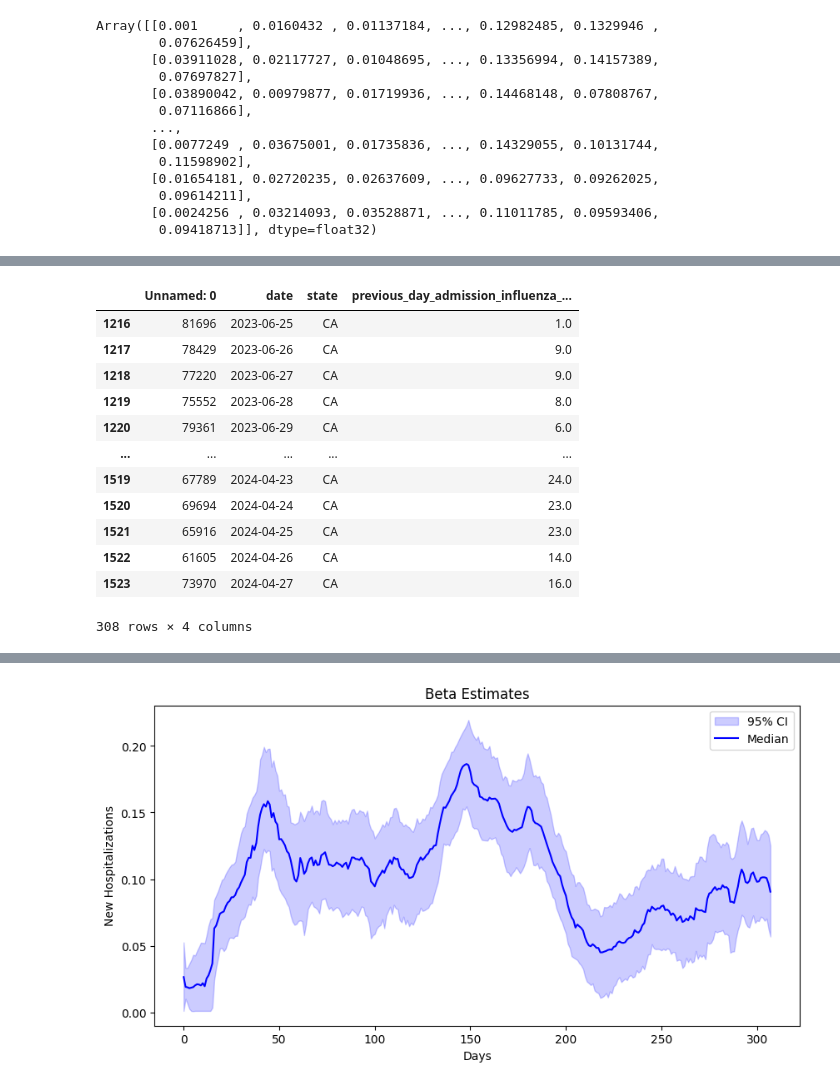
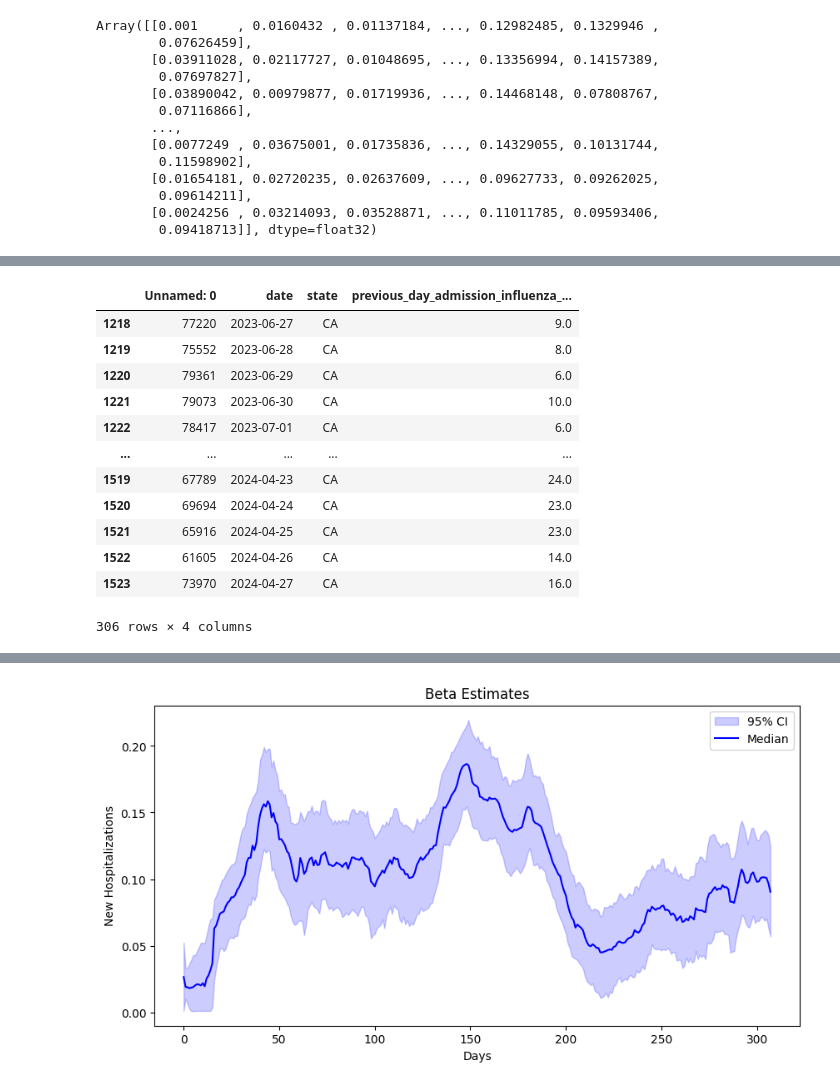
Before and after one commit to atiumcache/pmcmc_forecast, a Jupyter notebook: notebooks/20241019_test_stochastic_fix.ipynb, the cells around one changed output, grey strips where cells are left out. Cells and saved outputs as stored; diff of their text form; code cells hidden in the pictures.

```diff
--- a/notebooks/20241019_test_stochastic_fix.ipynb
+++ b/notebooks/20241019_test_stochastic_fix.ipynb
@@ -53,25 +39,25 @@ daily_estimates_df = new_h_df
 # %%
 # Get true hospitalization data
 
 file_path = os.path.join(paths.DATASETS_DIR, "hosp_data", "hosp_06.csv")
 all_hosp_data = pd.read_csv(file_path)
 subset_df = all_hosp_data[
-    (all_hosp_data["date"] <= "2024-04-27") & (all_hosp_data["date"] >= "2023-06-25")
+    (all_hosp_data["date"] <= "2024-04-27") & (all_hosp_data["date"] >= "2023-06-27")
 ]
 subset_df
 # %% [output]
 |  | Unnamed: 0 | date | state | previous_day_admission_influenza_... |
-| 1216 | 81696 | 2023-06-25 | CA | 1.0 |
-| 1217 | 78429 | 2023-06-26 | CA | 9.0 |
 | 1218 | 77220 | 2023-06-27 | CA | 9.0 |
 | 1219 | 75552 | 2023-06-28 | CA | 8.0 |
 | 1220 | 79361 | 2023-06-29 | CA | 6.0 |
+| 1221 | 79073 | 2023-06-30 | CA | 10.0 |
+| 1222 | 78417 | 2023-07-01 | CA | 6.0 |
 | ... | ... | ... | ... | ... |
 | 1519 | 67789 | 2024-04-23 | CA | 24.0 |
 | 1520 | 69694 | 2024-04-24 | CA | 23.0 |
 | 1521 | 65916 | 2024-04-25 | CA | 23.0 |
 | 1522 | 61605 | 2024-04-26 | CA | 14.0 |
 | 1523 | 73970 | 2024-04-27 | CA | 16.0 |
-308 rows × 4 columns
+306 rows × 4 columns
 # %%
 import matplotlib.pyplot as plt
```
Also changed, not shown: parts of 3 cells of this notebook, 7 other files.
